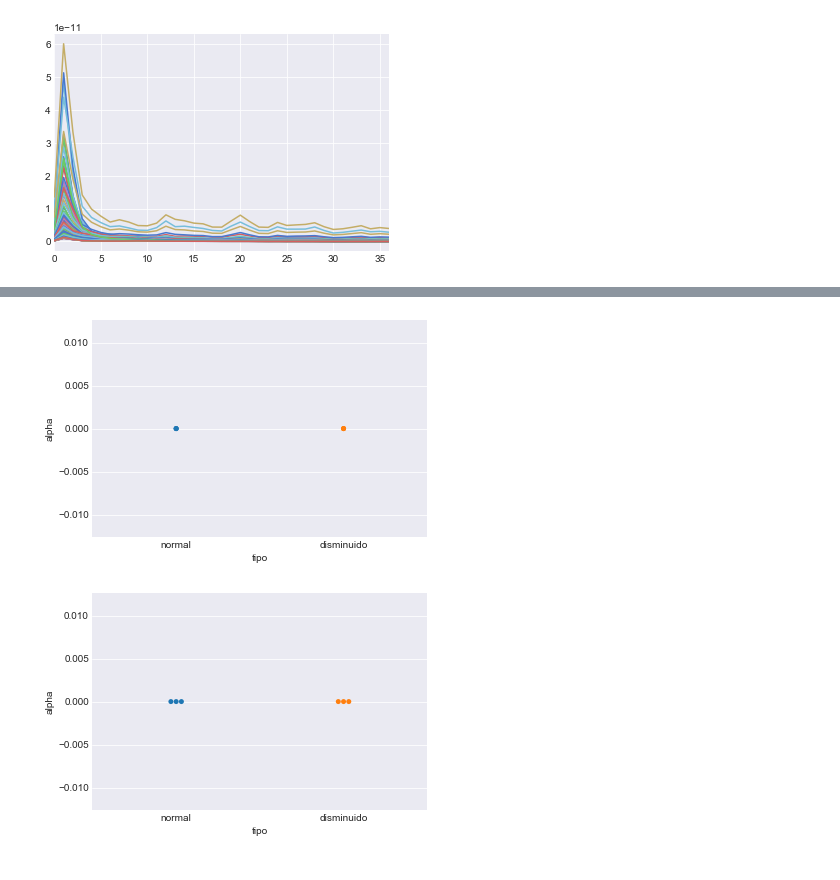
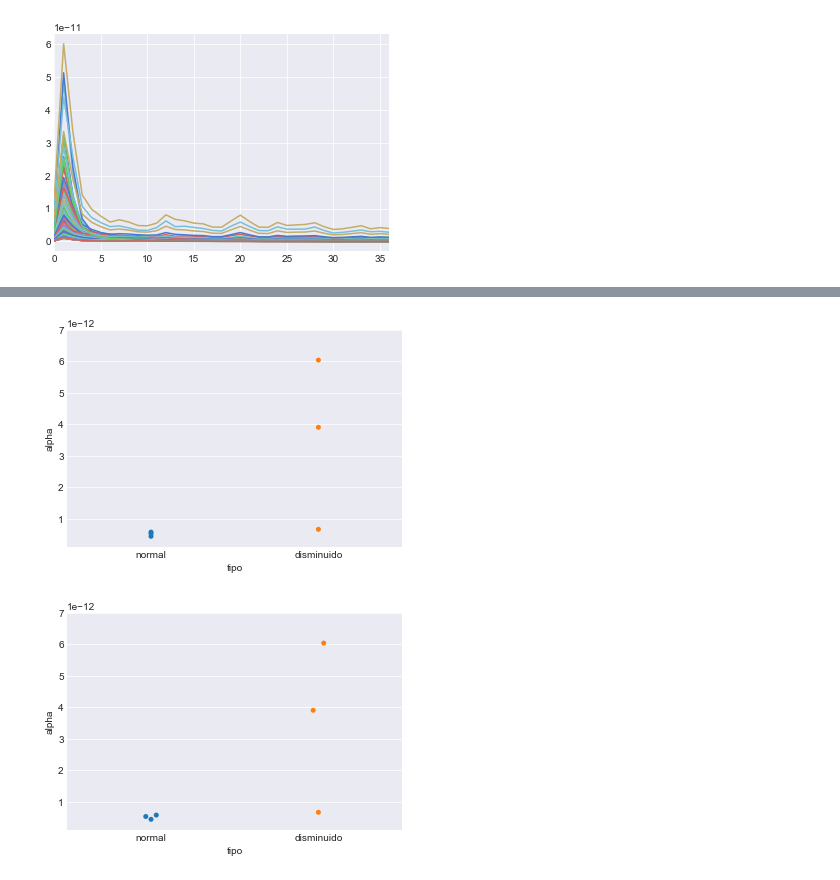
Before and after one commit to lucasputer/CienciaDeDatos, a Jupyter notebook: tp2/TP2.ipynb, the cells around one changed output, grey strips where cells are left out. Saved outputs shown, nothing was run; the diff lists cells and outputs as text; code cells hidden in the pictures.

```diff
--- a/tp2/TP2.ipynb
+++ b/tp2/TP2.ipynb
@@ -130,10 +148,12 @@ for sujeto_str in dataset_sujetos_str[0:6]:
 # %%
 sns.stripplot(data=bandas_frame, y="alpha", x="tipo")
+plt.ylim(1e-13, 7e-12)
 plt.show()
 # %% [output]
-[figure, old version]
+[figure, new version]
 # %%
 sns.swarmplot(x="tipo", y="alpha", data=bandas_frame)
+plt.ylim(1e-13, 7e-12)
 plt.show()
 # %% [output]
-[figure, old version]
+[figure, new version]
```
Also changed, not shown: parts of 1 cell of this notebook.
